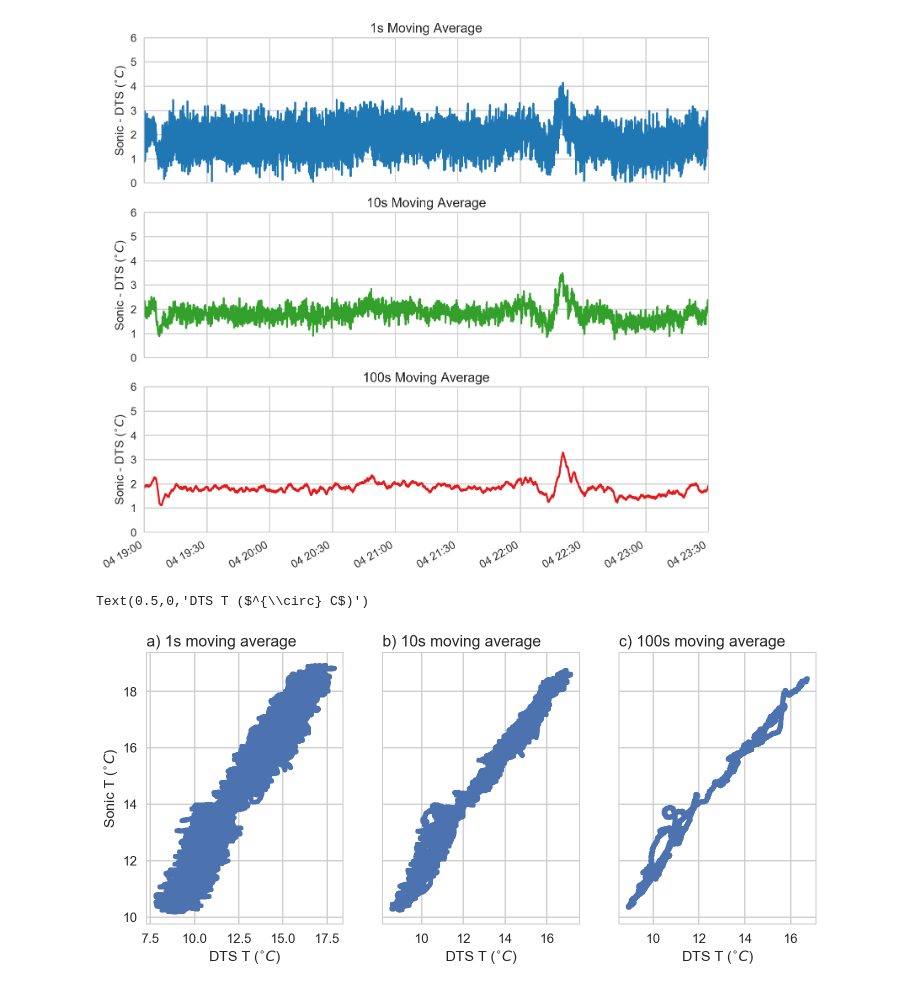
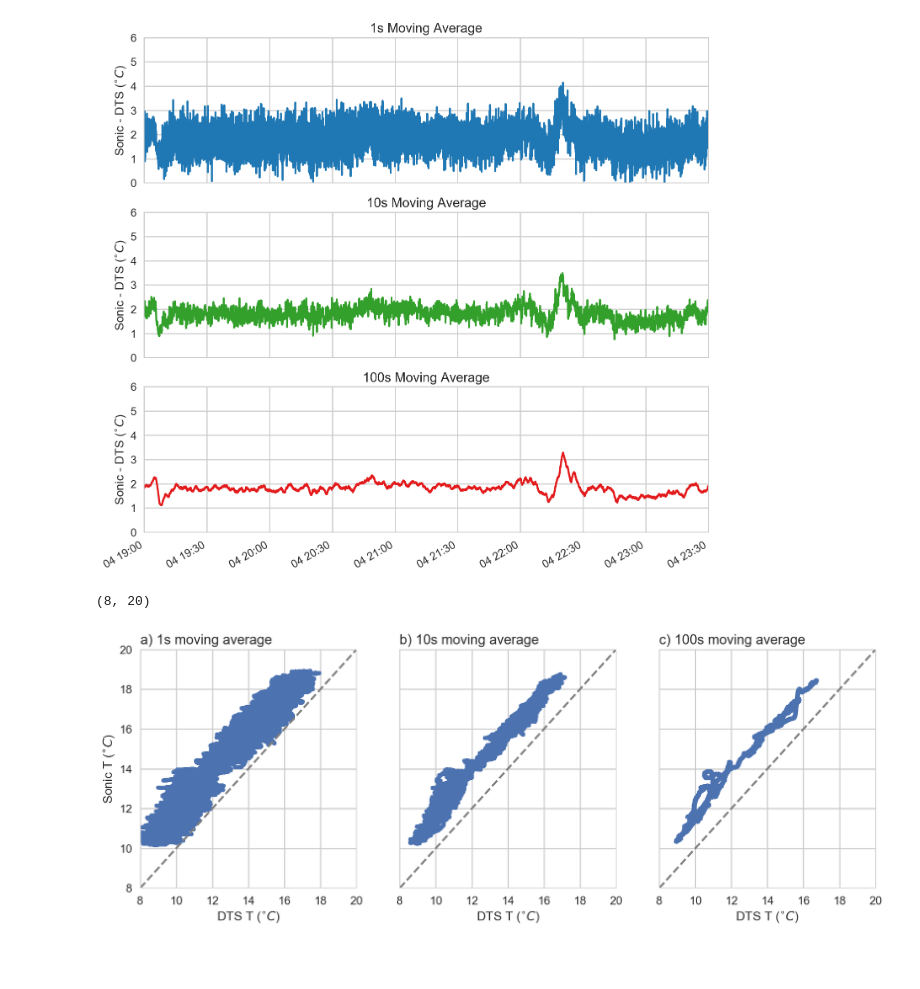
Before and after one commit to klapo/DTS, a Jupyter notebook: VertHarpSpectralExp.comparisonScript.ipynb, the cells around one changed output. Drawn from its saved outputs; the diff is of its cells as text; code cells hidden in the pictures; blank space fills up the shorter version.

```diff
--- a/VertHarpSpectralExp.comparisonScript.ipynb
+++ b/VertHarpSpectralExp.comparisonScript.ipynb
@@ -735,23 +750,32 @@ fig.autofmt_xdate()
 [figure]
 # %%
 # Scatter plots
-fig, axes = plt.subplots(1, 3, figsize=(12, 5), sharey=True)
+fig, axes = plt.subplots(1, 3, figsize=(15, 5), sharey=True)
 
 ax = axes[0]
 ax.set_title('a) 1s moving average', loc='left')
 ax.plot(segmentNear_1s, sonicTemp_1s, '.')
+ax.plot([8, 20], [8, 20], '--', color='0.5')
 ax.set_ylabel('Sonic T ($^{\circ} C$)')
 ax.set_xlabel('DTS T ($^{\circ} C$)')
+ax.set_xlim(8, 20)
+ax.set_ylim(8, 20)
 
 ax = axes[1]
 ax.set_title('b) 10s moving average', loc='left')
 ax.plot(segmentNear_10s, sonicTemp_10s, '.')
+ax.plot([8, 20], [8, 20], '--', color='0.5')
 ax.set_xlabel('DTS T ($^{\circ} C$)')
+ax.set_xlim(8, 20)
+ax.set_ylim(8, 20)
 
 ax = axes[2]
 ax.set_title('c) 100s moving average', loc='left')
 ax.plot(segmentNear_100s, sonicTemp_100s, '.')
+ax.plot([8, 20], [8, 20], '--', color='0.5')
 ax.set_xlabel('DTS T ($^{\circ} C$)')
+ax.set_xlim(8, 20)
+ax.set_ylim(8, 20)
 # %% [output]
-Text(0.5,0,'DTS T ($^{\\circ} C$)')
+(8, 20)
-[figure, old version]
+[figure, new version]
```
Also changed, not shown: parts of 7 cells of this notebook.
